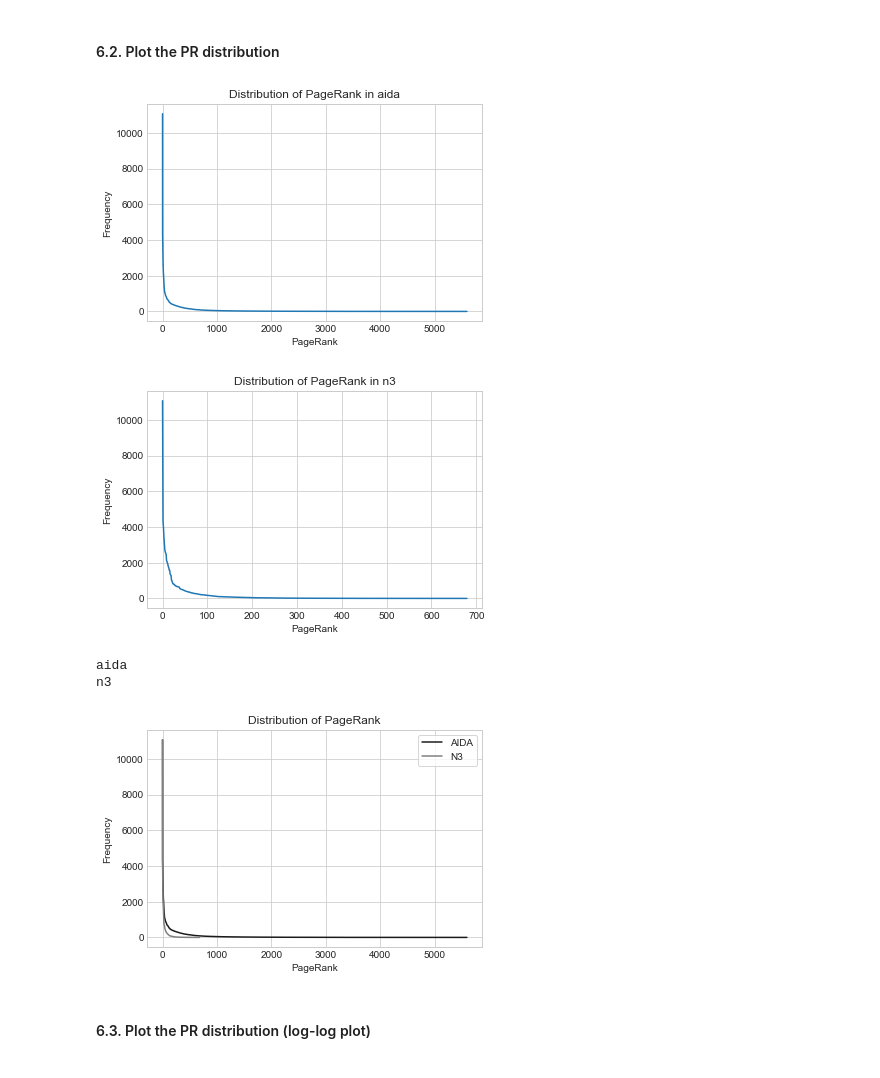
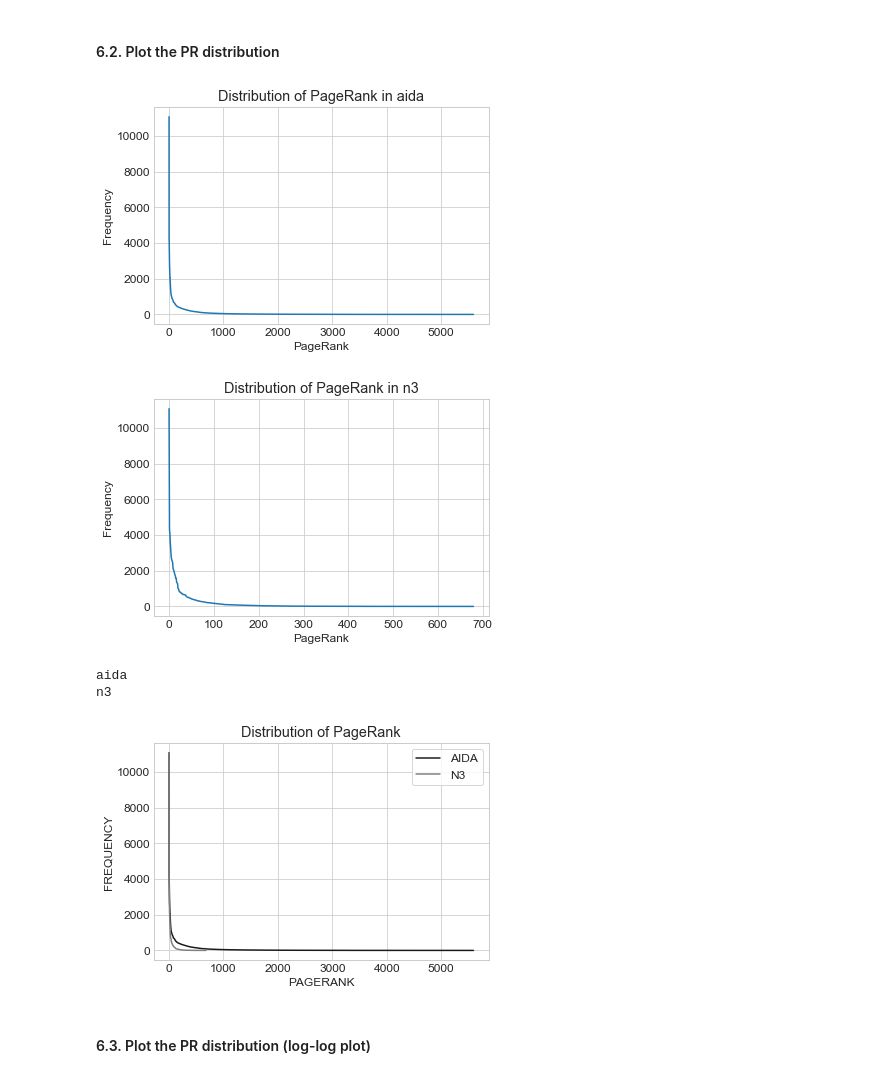
Before and after one commit to cltl/EL-long-tail-phenomena, a Jupyter notebook: Data Analysis.ipynb, the cells around one changed output. Saved outputs shown, nothing was run; the diff lists cells and outputs as text; code cells hidden in the pictures.

```diff
--- a/Data Analysis.ipynb
+++ b/Data Analysis.ipynb
@@ -12,6 +11,8 @@ import plot_utils
 # %%
 import matplotlib.pyplot as plt
 %matplotlib inline
+plt.rcParams.update({'font.size': 12})
+
 
 import seaborn as sns
 sns.set_style("whitegrid")
@@ -185,16 +180,16 @@ for title, pr in pageranks.items():
                                title='PageRank in ' + title,
                                x_axis='PageRank', save=True)
 # %% [output]
-[figure, old version]
+[figure, new version]
-[figure, old version]
+[figure, new version]
 # %%
 plot_utils.plot_multi_freq_dist(pageranks,
                           kind='PageRank',
-                          x_axis='PageRank', save=True)
+                          x_axis='PAGERANK', save=True)
 # %% [output]
 aida
 n3
-[figure, old version]
+[figure, new version]
 # %% [markdown]
 #### 6.3. Plot the PR distribution (log-log plot)
 # %%
```
Also changed, not shown: parts of 42 cells of this notebook, 6 other files.
